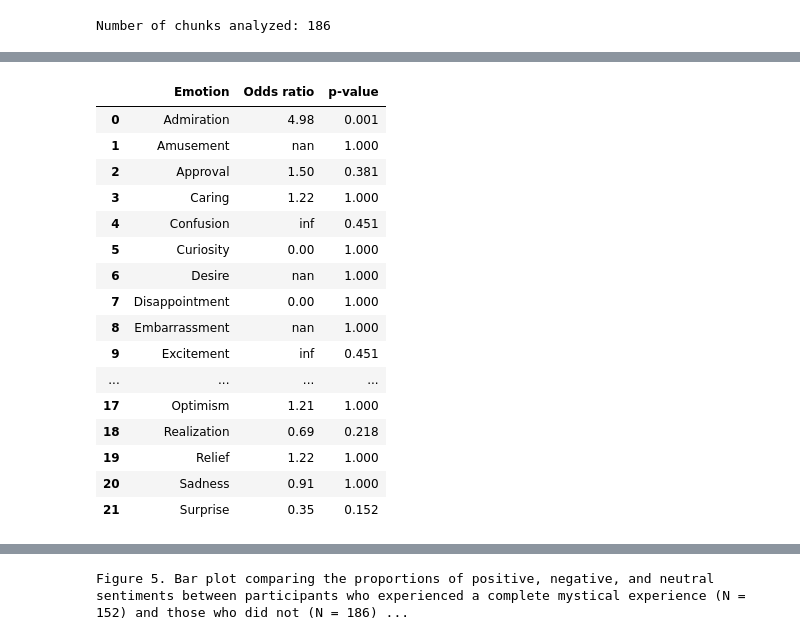
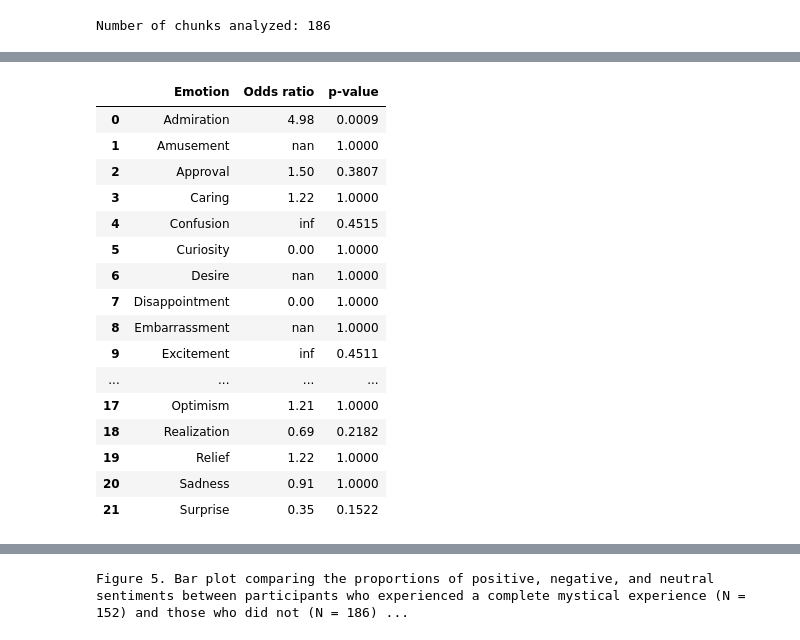
Before and after one commit to michal-owsiak/swps-university-research-part-II, a Jupyter notebook: linguistic_analysis.ipynb, the cells around one changed output, grey strips where cells are left out. Saved outputs shown, nothing was run; the diff lists cells and outputs as text; code cells hidden in the pictures.

```diff
--- a/linguistic_analysis.ipynb
+++ b/linguistic_analysis.ipynb
@@ -738,44 +766,44 @@ for emotion in all_emotions:
 # %%
 fisher_results = []
 
 for emotion in all_emotions:
     observed = [
         [
             complete_scores_dict[emotion],
             non_complete_scores_dict[emotion]
         ],
         [
             total_score_complete - complete_scores_dict[emotion],
             total_score_non_complete - non_complete_scores_dict[emotion]
         ]
     ]
 
     oddsratio, p_value = fisher_exact(observed)
 
     fisher_results.append({
         "Emotion": emotion,
         "Odds ratio": f"{oddsratio:.2f}",
-        "p-value": f"{p_value:.3f}"
+        "p-value": f"{p_value:.4f}"
     })
 
 fisher_results_df = pd.DataFrame(fisher_results)
 
 fisher_results_df
 # %% [output]
 |  | Emotion | Odds ratio | p-value |
-| 0 | Admiration | 4.98 | 0.001 |
-| 1 | Amusement | nan | 1.000 |
-| 2 | Approval | 1.50 | 0.381 |
-| 3 | Caring | 1.22 | 1.000 |
-| 4 | Confusion | inf | 0.451 |
-| 5 | Curiosity | 0.00 | 1.000 |
-| 6 | Desire | nan | 1.000 |
-| 7 | Disappointment | 0.00 | 1.000 |
-| 8 | Embarrassment | nan | 1.000 |
-| 9 | Excitement | inf | 0.451 |
+| 0 | Admiration | 4.98 | 0.0009 |
+| 1 | Amusement | nan | 1.0000 |
+| 2 | Approval | 1.50 | 0.3807 |
+| 3 | Caring | 1.22 | 1.0000 |
+| 4 | Confusion | inf | 0.4515 |
+| 5 | Curiosity | 0.00 | 1.0000 |
+| 6 | Desire | nan | 1.0000 |
+| 7 | Disappointment | 0.00 | 1.0000 |
+| 8 | Embarrassment | nan | 1.0000 |
+| 9 | Excitement | inf | 0.4511 |
 | ... | ... | ... | ... |
-| 17 | Optimism | 1.21 | 1.000 |
-| 18 | Realization | 0.69 | 0.218 |
-| 19 | Relief | 1.22 | 1.000 |
-| 20 | Sadness | 0.91 | 1.000 |
-| 21 | Surprise | 0.35 | 0.152 |
+| 17 | Optimism | 1.21 | 1.0000 |
+| 18 | Realization | 0.69 | 0.2182 |
+| 19 | Relief | 1.22 | 1.0000 |
+| 20 | Sadness | 0.91 | 1.0000 |
+| 21 | Surprise | 0.35 | 0.1522 |
```
Also changed, not shown: parts of 22 cells of this notebook.
